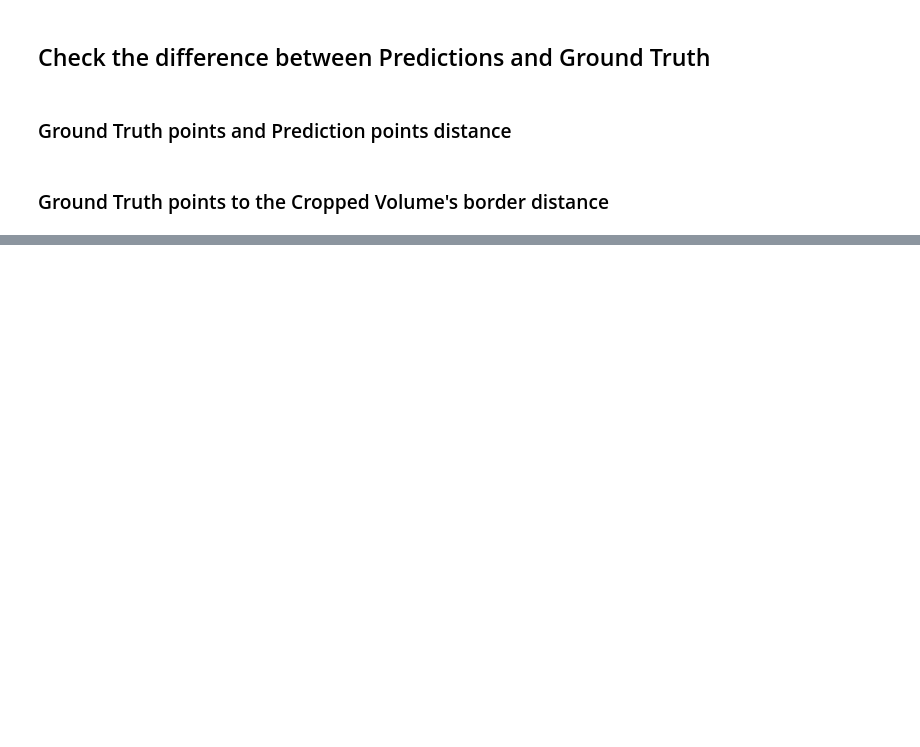
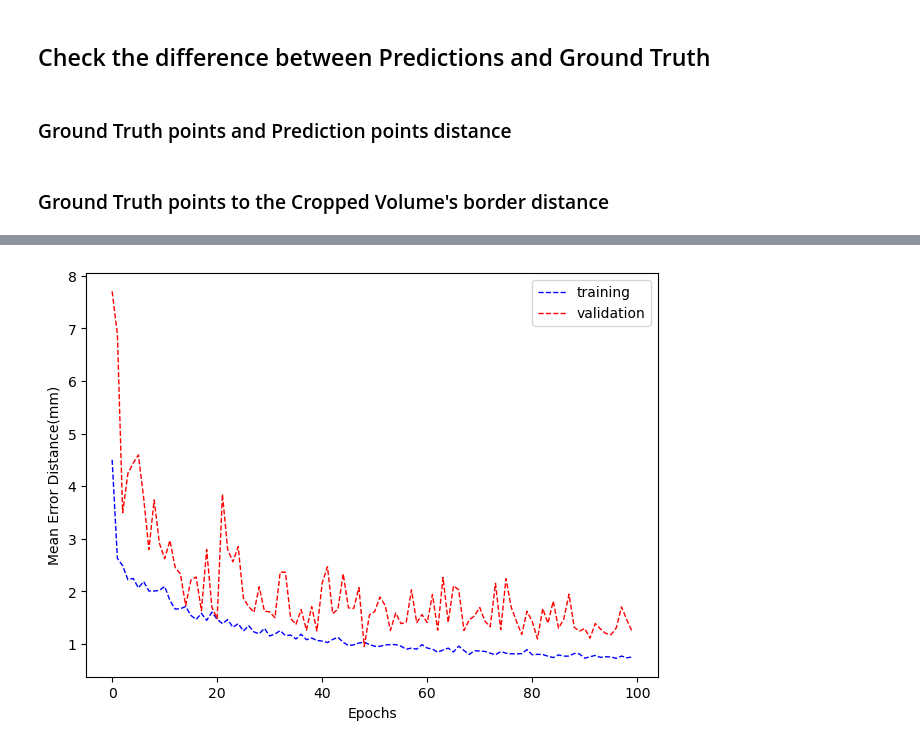
Before and after one commit to acherking/CT-MRI_LandmarkDetection, a Jupyter notebook: notebook/step_1_model.ipynb, the cells around one changed output, grey strips where cells are left out. Cells and saved outputs as stored; diff of their text form; code cells hidden in the pictures; blank space fills up the shorter version.

Commit message:
try more mini_u_net, and draw figures...

```diff
--- a/notebook/step_1_model.ipynb
+++ b/notebook/step_1_model.ipynb
@@ -193,0 +196,10 @@ Visualization.show_two_centres_cropped(left_area_pred, right_area_pred, centres_
+# %%
+# Using readlines()
+file1 = open('tmp/original_log', 'r')
+Lines = file1.readlines()
+
+count = 0
+# Strips the newline character
+for line in Lines:
+    count += 1
+    print("Line{}: {}".format(count, line.strip()))
@@ -193,0 +224,28 @@ Visualization.show_two_centres_cropped(left_area_pred, right_area_pred, centres_
+# %%
+import numpy as np
+
+training_res_epochs = []
+validation_res_epochs = []
+
+for line in Lines:
+    items = line.strip().split(':')
+    if len(items) > 1:
+        if items[0] == "Training over epoch":
+            training_res_epochs.append(float(items[1]))
+        elif items[0] == "Val ":
+            sub_items = items[2].split(',')
+            validation_res_epochs.append(float(sub_items[0]))
+# %%
+import matplotlib.pyplot as plt
+
+epochs_100 = np.arange(0, 100)
+plt.rcParams["figure.autolayout"] = True
+plt.plot(epochs_100, training_res_epochs, linestyle='dashed', color='b', label="training", linewidth=1)
+plt.plot(epochs_100, validation_res_epochs, linestyle='dashed', color='r', label="validation", linewidth=1)
+plt.legend(loc='best')
+
+plt.xlabel('Epochs')
+plt.ylabel('Mean Error Distance(mm)')
+plt.show()
+# %% [output]
+[figure, added]
```
Also changed, not shown: parts of 2 cells of this notebook, 4 other files.
